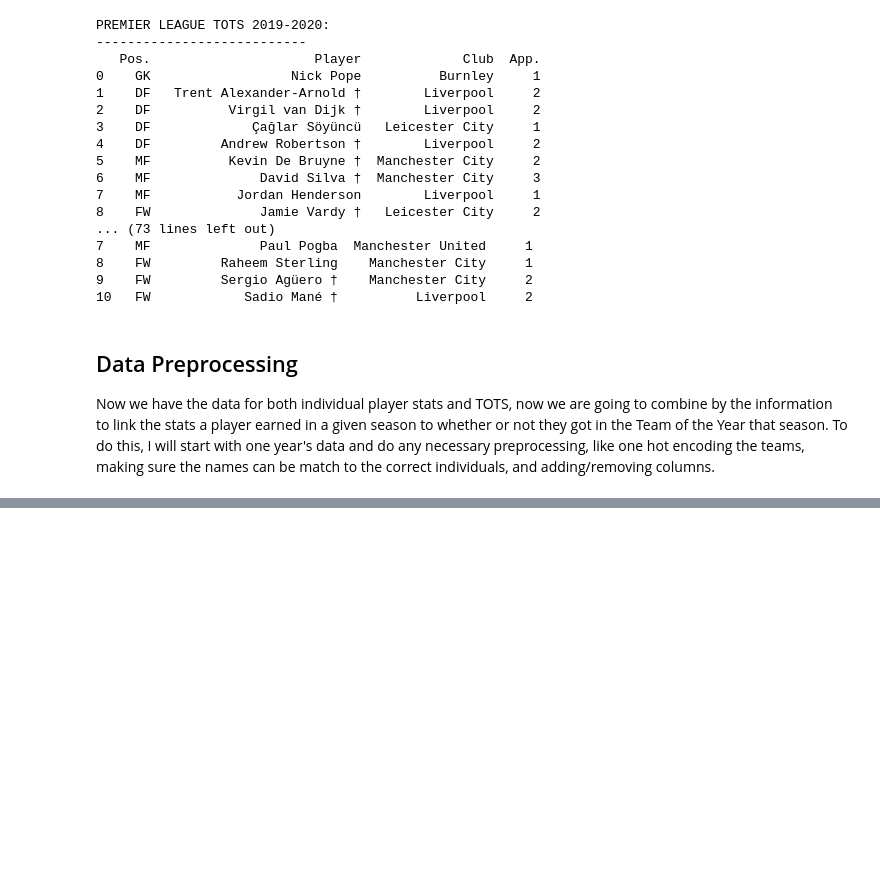
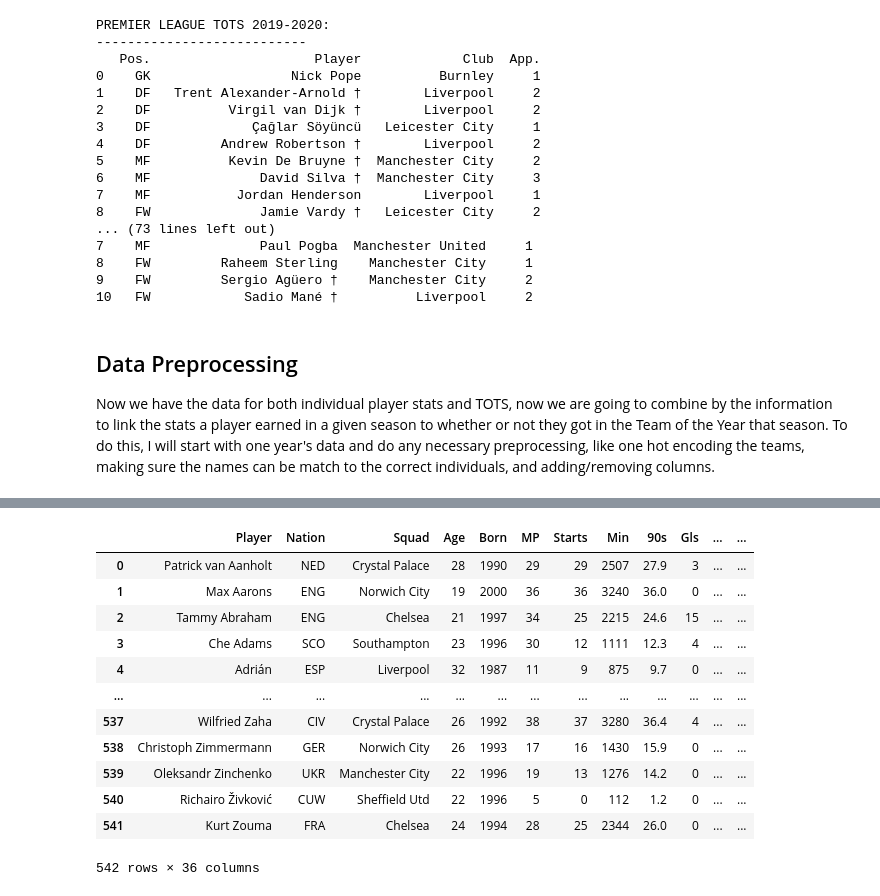
Before and after one commit to Marcos-Zertuche/PL-Player-Forecast, a Jupyter notebook: Practice/WebScrape.ipynb, the cells around one changed output, grey strips where cells are left out. Drawn from its saved outputs; the diff is of its cells as text; code cells hidden in the pictures; blank space fills up the shorter version.

```diff
--- a/Practice/WebScrape.ipynb
+++ b/Practice/WebScrape.ipynb
@@ -320,0 +389,17 @@ merged_df_2022_2023
+# %%
+"""2019-2020"""
+merged_dataframes[2]
+# %% [output]
+|  | Player | Nation | Squad | Age | Born | MP | Starts | Min | 90s | Gls | ... | ... |
+| 0 | Patrick van Aanholt | NED | Crystal Palace | 28 | 1990 | 29 | 29 | 2507 | 27.9 | 3 | ... | ... |
+| 1 | Max Aarons | ENG | Norwich City | 19 | 2000 | 36 | 36 | 3240 | 36.0 | 0 | ... | ... |
+| 2 | Tammy Abraham | ENG | Chelsea | 21 | 1997 | 34 | 25 | 2215 | 24.6 | 15 | ... | ... |
+| 3 | Che Adams | SCO | Southampton | 23 | 1996 | 30 | 12 | 1111 | 12.3 | 4 | ... | ... |
+| 4 | Adrián | ESP | Liverpool | 32 | 1987 | 11 | 9 | 875 | 9.7 | 0 | ... | ... |
+| ... | ... | ... | ... | ... | ... | ... | ... | ... | ... | ... | ... | ... |
+| 537 | Wilfried Zaha | CIV | Crystal Palace | 26 | 1992 | 38 | 37 | 3280 | 36.4 | 4 | ... | ... |
+| 538 | Christoph Zimmermann | GER | Norwich City | 26 | 1993 | 17 | 16 | 1430 | 15.9 | 0 | ... | ... |
+| 539 | Oleksandr Zinchenko | UKR | Manchester City | 22 | 1996 | 19 | 13 | 1276 | 14.2 | 0 | ... | ... |
+| 540 | Richairo Živković | CUW | Sheffield Utd | 22 | 1996 | 5 | 0 | 112 | 1.2 | 0 | ... | ... |
+| 541 | Kurt Zouma | FRA | Chelsea | 24 | 1994 | 28 | 25 | 2344 | 26.0 | 0 | ... | ... |
+542 rows × 36 columns
```
Also changed, not shown: parts of 7 cells of this notebook.
